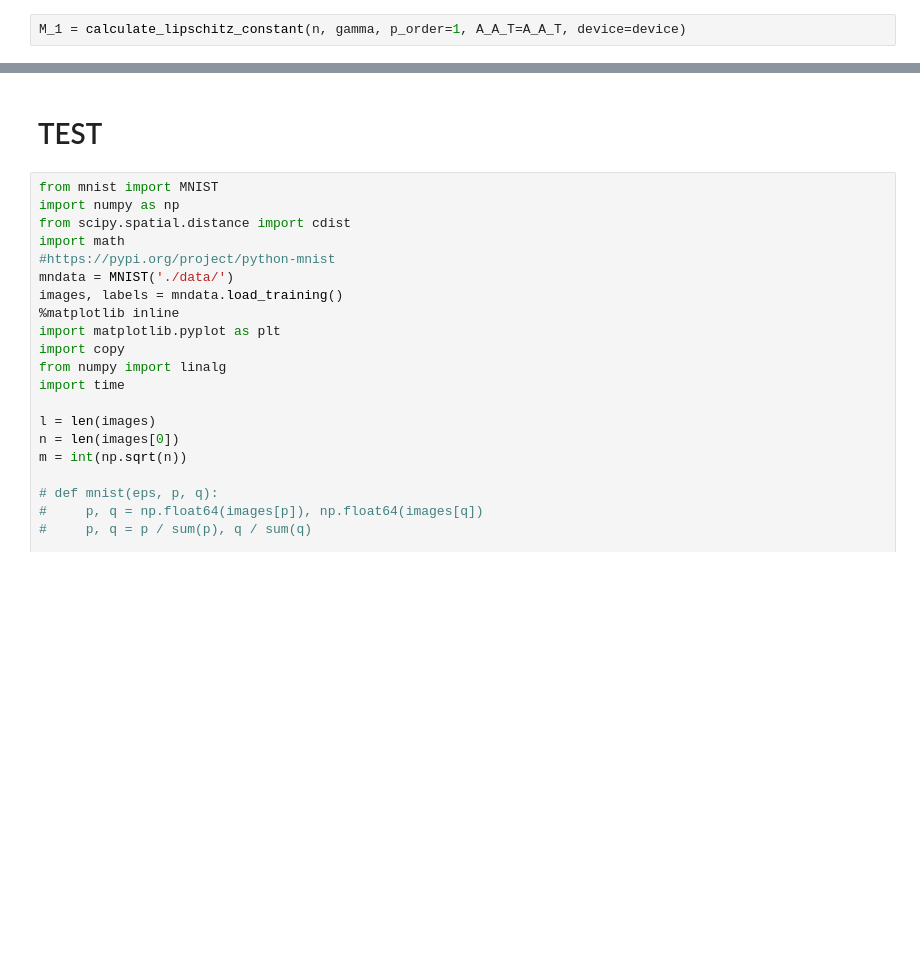
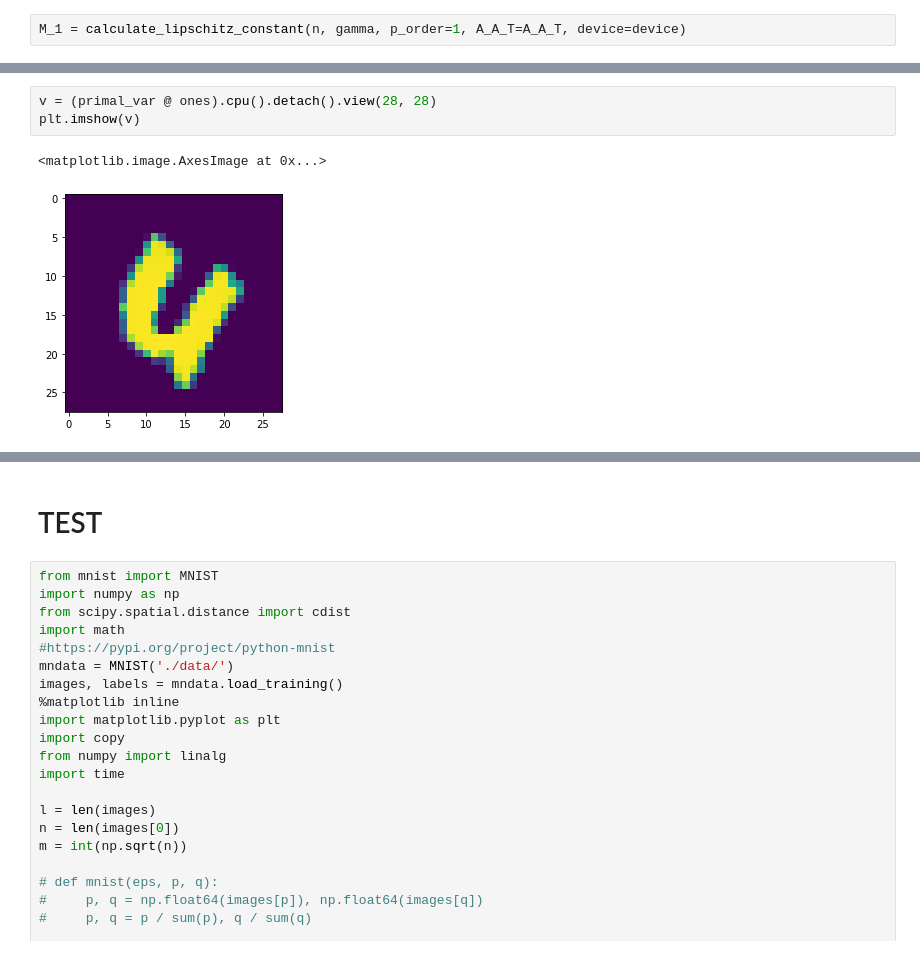
Before and after one commit to postrou/OPTAMI, a Jupyter notebook: primal_dual.ipynb, the cells around one changed output, grey strips where cells are left out. Saved outputs shown, nothing was run; the diff lists cells and outputs as text; blank space fills up the shorter version.

```diff
--- a/primal_dual.ipynb
+++ b/primal_dual.ipynb
@@ -176,0 +191,6 @@ KeyboardInterrupt:
+# %%
+v = (primal_var @ ones).cpu().detach().view(28, 28)
+plt.imshow(v)
+# %% [output]
+<matplotlib.image.AxesImage at 0x...>
+[figure, added]
```
Also changed, not shown: parts of 19 cells of this notebook.
